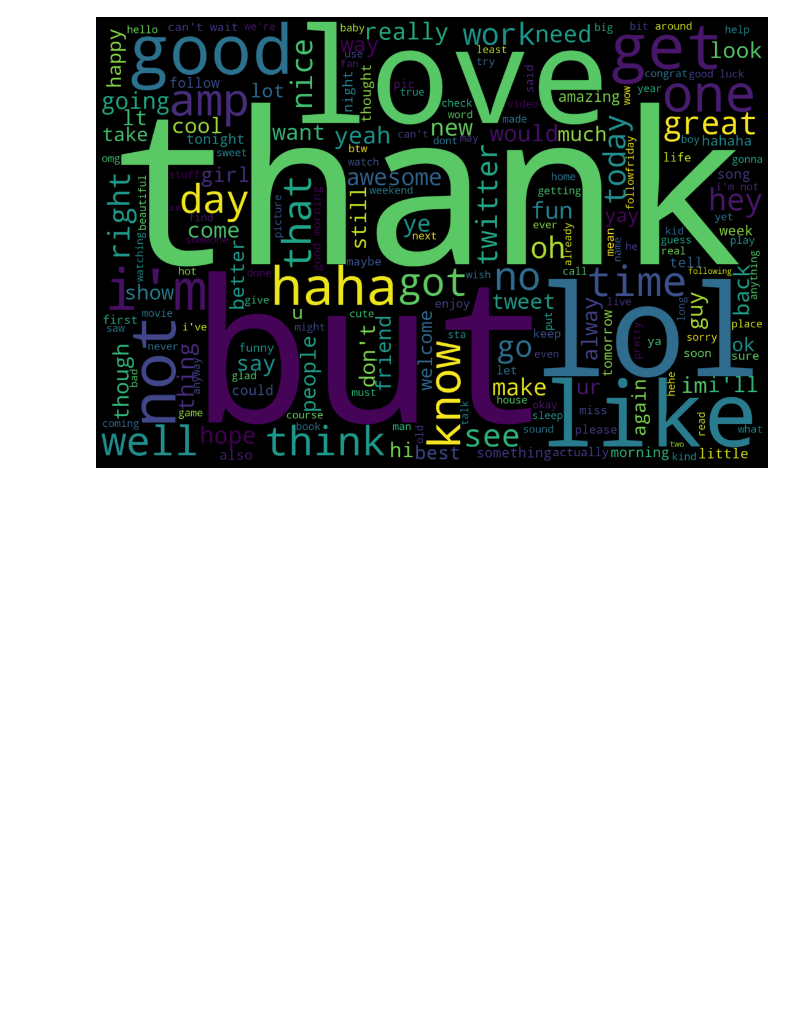
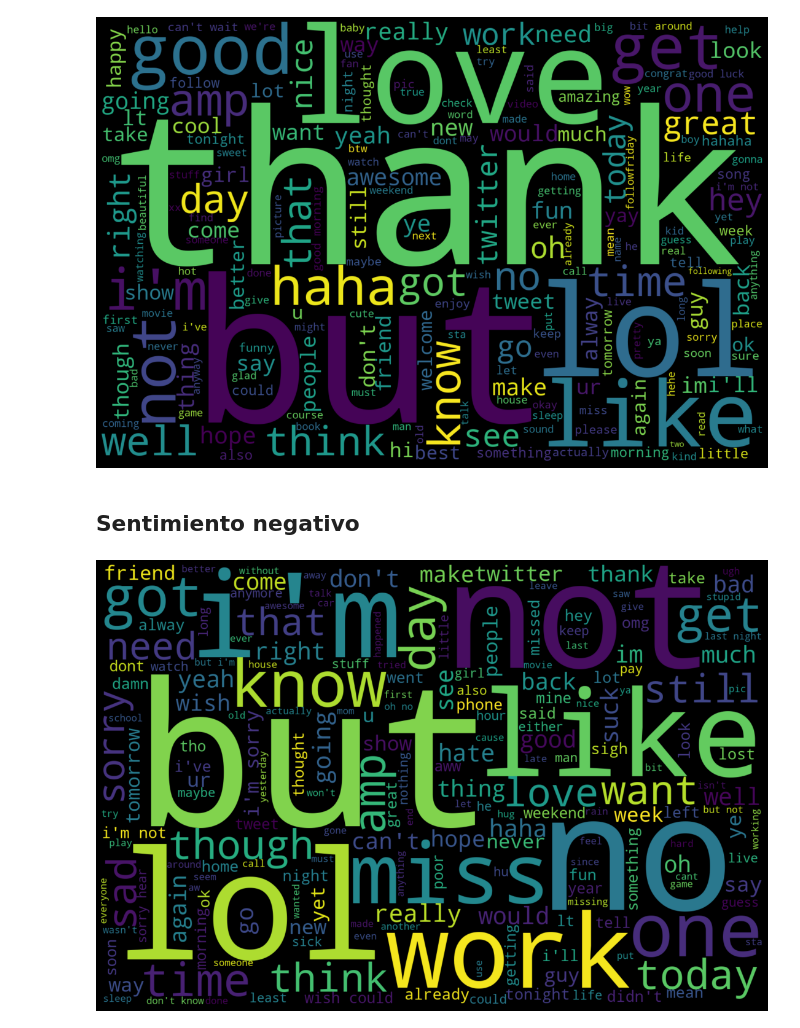
Before and after one commit to Dynam1co/kc_practica_NLP_Searching, a Jupyter notebook: 00_1_AnalisisDataset1.ipynb, the cells around one changed output. Drawn from its saved outputs; the diff is of its cells as text; code cells hidden in the pictures; blank space fills up the shorter version.

```diff
--- a/00_1_AnalisisDataset1.ipynb
+++ b/00_1_AnalisisDataset1.ipynb
@@ -252,3 +257,9 @@ genwordcloud = wordcloud()
 genwordcloud.wordclouddraw(df_pandas, sent="positive")
 # %% [output]
 [figure]
+# %% [markdown]
+## Sentimiento negativo
+# %%
+genwordcloud.wordclouddraw(df_pandas, sent="negative")
+# %% [output]
+[figure, added]
```
Also changed, not shown: parts of 2 cells of this notebook.
